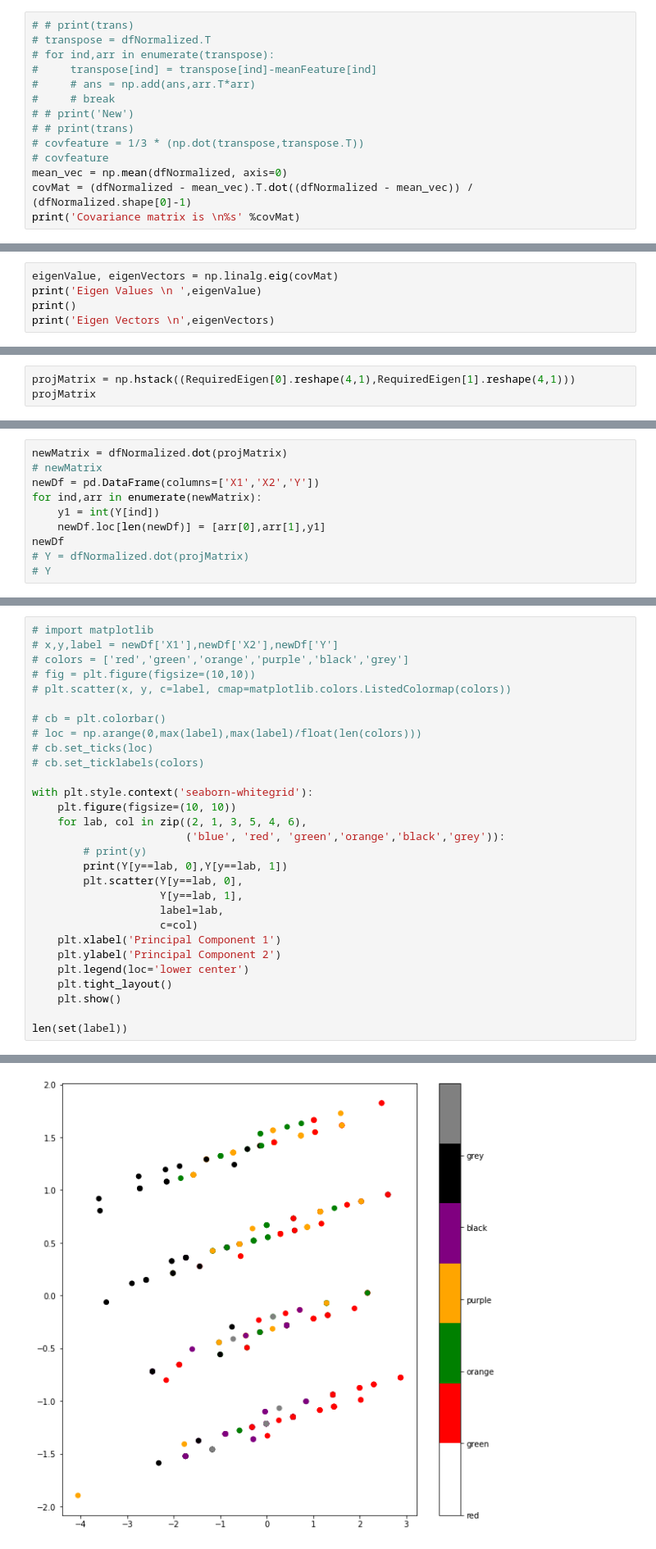
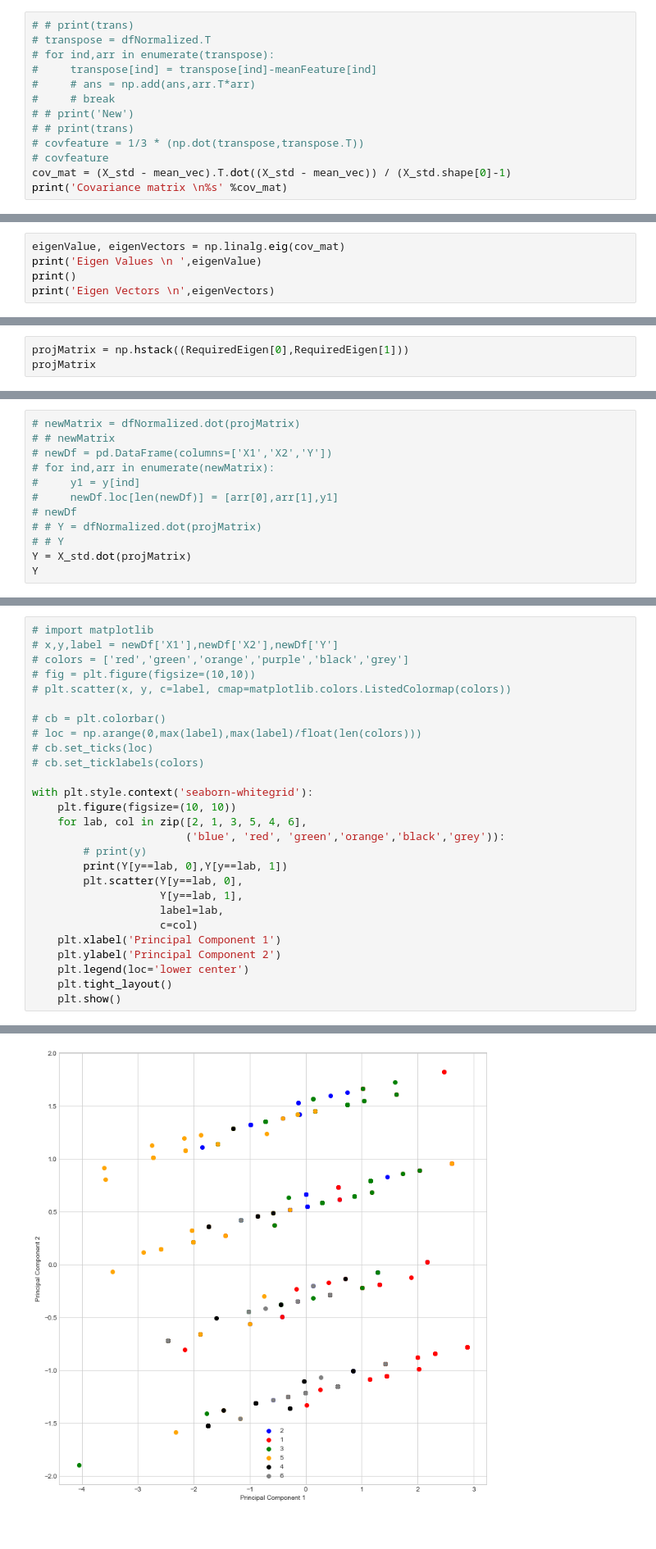
Before and after one commit to sk3214/PR, a Jupyter notebook: assignment3/main_50442611.ipynb, the cells around one changed output, grey strips where cells are left out. Shown at 82% size. Saved outputs shown, nothing was run; the diff lists cells and outputs as text.

```diff
--- a/assignment3/main_50442611.ipynb
+++ b/assignment3/main_50442611.ipynb
@@ -116,7 +116,6 @@ where $\mathbf{\bar{x}}$ is the mean vector
 # # print(trans)
 # covfeature = 1/3 * (np.dot(transpose,transpose.T))
 # covfeature
-mean_vec = np.mean(dfNormalized, axis=0)
-covMat = (dfNormalized - mean_vec).T.dot((dfNormalized - mean_vec)) / (dfNormalized.shape[0]-1)
-print('Covariance matrix is \n%s' %covMat)
+cov_mat = (X_std - mean_vec).T.dot((X_std - mean_vec)) / (X_std.shape[0]-1)
+print('Covariance matrix \n%s' %cov_mat)
 # %% [output]
@@ -130,7 +129,7 @@ Covariance matrix is
 
 The eigenvectors (principal components) will be used to determine the directions of the new feature space, and the eigenvalues determine their magnitude. In other words, the eigenvalues will explain the variance of the data along the feature axes.
 # %%
-eigenValue, eigenVectors = np.linalg.eig(covMat)
+eigenValue, eigenVectors = np.linalg.eig(cov_mat)
 print('Eigen Values \n ',eigenValue)
 print()
 print('Eigen Vectors \n',eigenVectors)
@@ -208,7 +207,7 @@ Note: The dimension of old feature space is d, whereas the new feature space is
 
 Hint: stack the eigen values obtained in the previous step accordingly
 # %%
-projMatrix = np.hstack((RequiredEigen[0].reshape(4,1),RequiredEigen[1].reshape(4,1)))
+projMatrix = np.hstack((RequiredEigen[0],RequiredEigen[1]))
 projMatrix
 # %% [output]
 array([[ 0.56823416,  0.14023026],
@@ -222,13 +221,15 @@ The output of this step should be a matrix with dimension, no.of.samples x k
 
 Hint: Use the original data points and the projection matrix computed in step 6 to get the new points.
 # %%
-newMatrix = dfNormalized.dot(projMatrix)
-# newMatrix
-newDf = pd.DataFrame(columns=['X1','X2','Y'])
-for ind,arr in enumerate(newMatrix):
-    y1 = int(Y[ind])
-    newDf.loc[len(newDf)] = [arr[0],arr[1],y1]
-newDf
-# Y = dfNormalized.dot(projMatrix)
-# Y
+# newMatrix = dfNormalized.dot(projMatrix)
+# # newMatrix
+# newDf = pd.DataFrame(columns=['X1','X2','Y'])
+# for ind,arr in enumerate(newMatrix):
+#     y1 = y[ind]
+#     newDf.loc[len(newDf)] = [arr[0],arr[1],y1]
+# newDf
+# # Y = dfNormalized.dot(projMatrix)
+# # Y
+Y = X_std.dot(projMatrix)
+Y
 # %% [output]
@@ -263,7 +268,7 @@ Visualize the new data points on a plot. You can use the imported package matplo
 
 with plt.style.context('seaborn-whitegrid'):
     plt.figure(figsize=(10, 10))
-    for lab, col in zip((2, 1, 3, 5, 4, 6),
+    for lab, col in zip([2, 1, 3, 5, 4, 6],
                         ('blue', 'red', 'green','orange','black','grey')):
         # print(y)
         print(Y[y==lab, 0],Y[y==lab, 1])
@@ -276,6 +281,4 @@ with plt.style.context('seaborn-whitegrid'):
     plt.legend(loc='lower center')
     plt.tight_layout()
     plt.show()
-
-len(set(label))
 # %% [output]
@@ -282,4 +302,4 @@ len(set(label))
-[figure, old version]
+[figure, new version]
 # %% [markdown]
 # Step 9 - 14 Linear Discriminant Analysis
 # %% [markdown]
```
Also changed, not shown: parts of 21 cells of this notebook.
